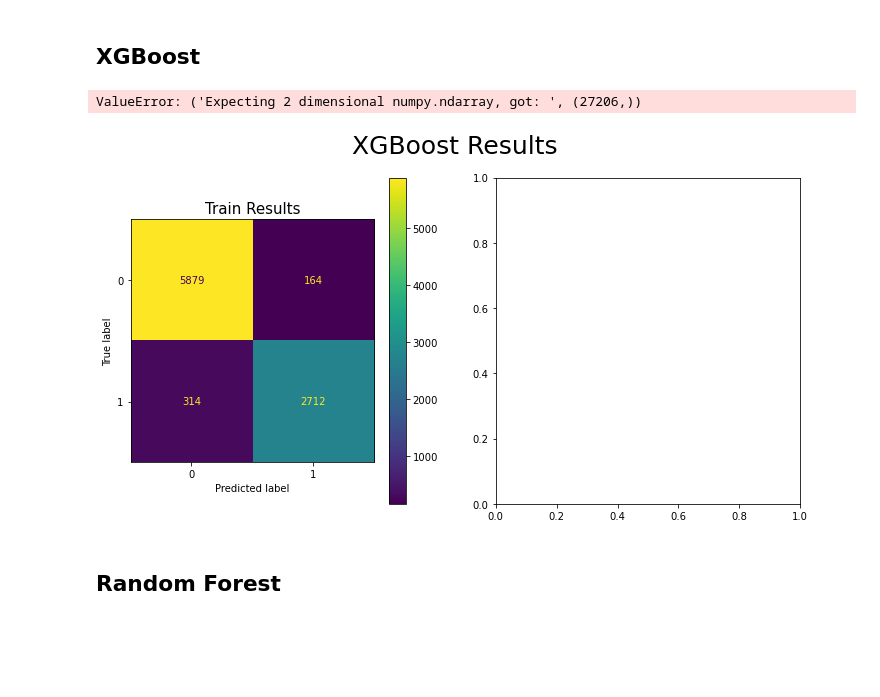
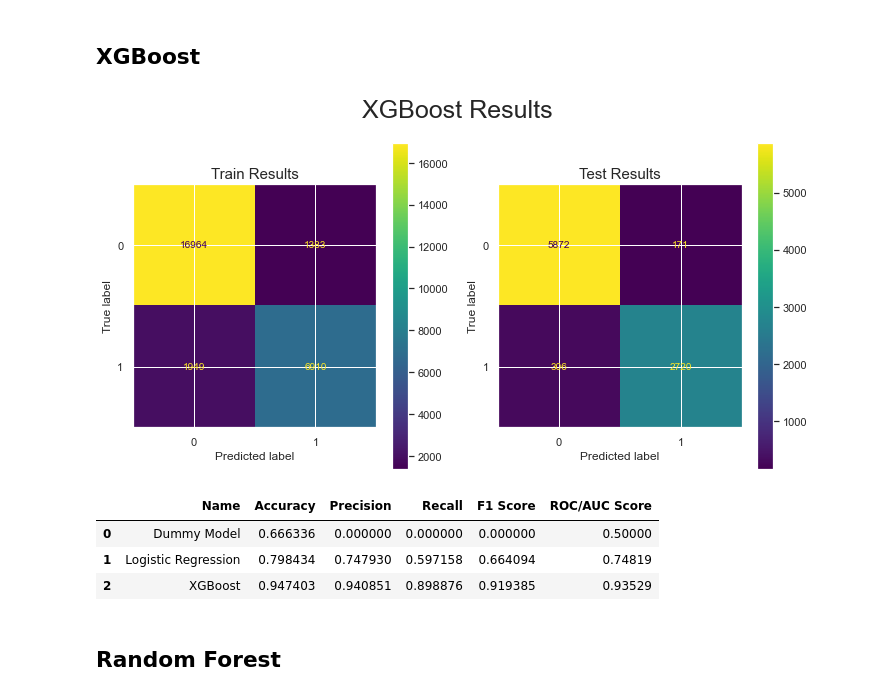
Before and after one commit to mduncan23/Hotel_Cancellation_Predictor, a Jupyter notebook: Hotel_Cancellation_Notebook.ipynb, the cells around one changed output. Drawn from its saved outputs; the diff is of its cells as text; code cells hidden in the pictures; blank space fills up the shorter version.

Commit message:
cleaning models

```diff
--- a/Hotel_Cancellation_Notebook.ipynb
+++ b/Hotel_Cancellation_Notebook.ipynb
@@ -608,9 +608,9 @@ OK, dummy model is predicting as expected. Let's try some other models.
 # %%
 log_reg = LogisticRegression(random_state=42)
 # %%
-score_model(log_reg,
+score_card = score_model(log_reg,
                         'Logistic Regression',
-                        None,
+                        score_card,
                         X_train,
                         X_test,
                         y_train,
@@ -662,15 +668,22 @@ score_card
 # %%
 xgb_model = XGBClassifier(random_state=42)
 # %%
-score_model(xgb_model,
+score_card = score_model(xgb_model,
             'XGBoost',
+            score_card,
             X_train,
             X_test,
             y_train,
             y_test)
 # %% [output]
-ValueError: ('Expecting 2 dimensional numpy.ndarray, got: ', (27206,))
-[figure, old version]
+[figure, new version]
+# %%
+score_card
+# %% [output]
+|  | Name | Accuracy | Precision | Recall | F1 Score | ROC/AUC Score |
+| 0 | Dummy Model | 0.666336 | 0.000000 | 0.000000 | 0.000000 | 0.50000 |
+| 1 | Logistic Regression | 0.798434 | 0.747930 | 0.597158 | 0.664094 | 0.74819 |
+| 2 | XGBoost | 0.947403 | 0.940851 | 0.898876 | 0.919385 | 0.93529 |
 # %% [markdown]
 ## Random Forest
 # %%
```
Also changed, not shown: parts of 10 cells of this notebook.
